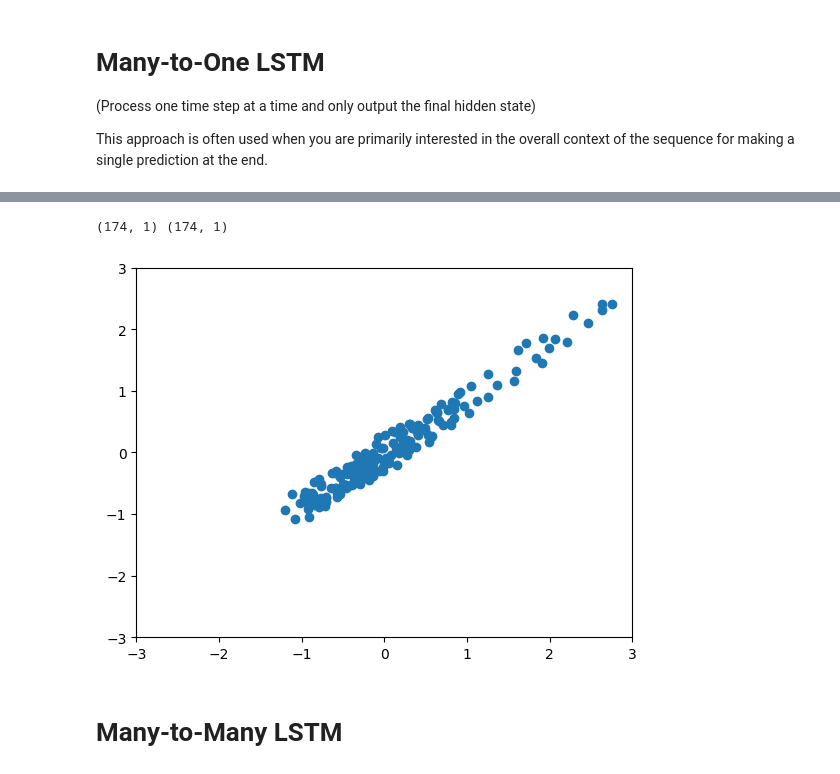
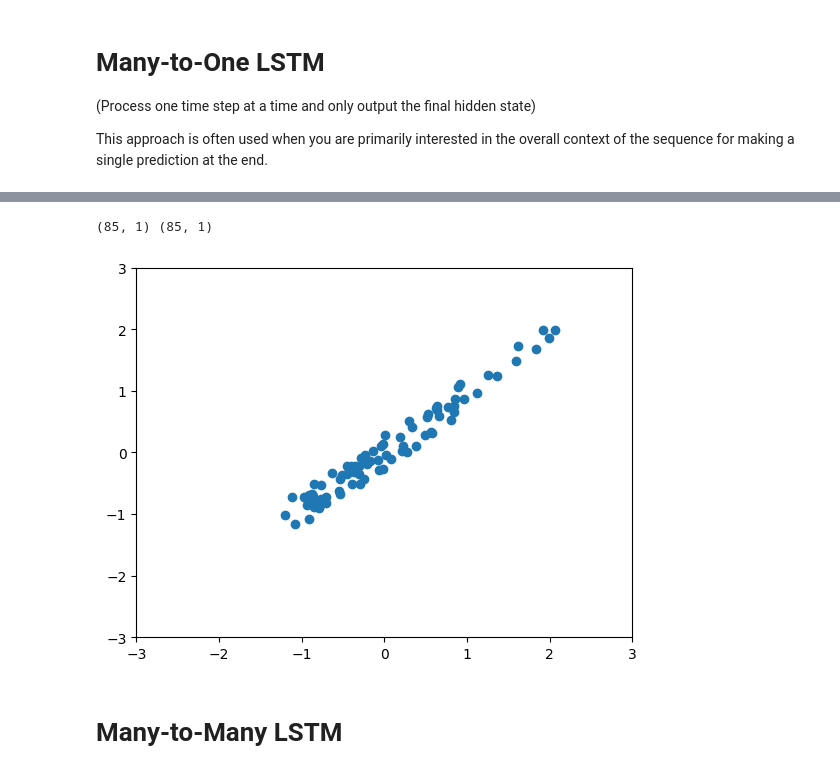
Before and after one commit to drive-rojrachsombat/AOSC650, a Jupyter notebook: firstrnn.ipynb, the cells around one changed output, grey strips where cells are left out. Drawn from its saved outputs; the diff is of its cells as text; code cells hidden in the pictures.

```diff
--- a/firstrnn.ipynb
+++ b/firstrnn.ipynb
@@ -102,3 +127,8 @@ print(trainds.shape, testsds.shape)
 # %%
 # Feature Scaling
 sc = MinMaxScaler(feature_range=(0,1))
+
+# do rescaling
+trainds_scaled = sc.fit_transform(trainds)
+valds_scaled   = sc.transform(valds)
+testds_scaled  = sc.transform(testds)
@@ -372,6 +322,8 @@ Model: "sequential_4"
 # %%
 # train the lstm!
 EPOCHS = 20
-history = regressor.fit(data_gen, epochs=EPOCHS, validation_data=test_gen)
+history = regressor.fit(
+    data_gen, epochs=EPOCHS, validation_data=val_gen
+    )
 # %% [output]
 Epoch 1/20
@@ -401,32 +352,0 @@ plt.show()
-# %%
-data_gen = keras.utils.timeseries_dataset_from_array(
-    data=inpdata,
-    targets=outdata,
-    sequence_length=4, # Length of the data sequences
-    sequence_stride=1, # Period between successive output sequences
-    sampling_rate=1,   # Period between successive individual timesteps (problematic if > 1)
-    batch_size=BATCHSIZE,
-    shuffle=False,
-    seed=1,
-    start_index=None,
-    end_index=None,
-)
-
-# generators make using validation_split not possible when training, we need to define one now
-test_gen = keras.utils.timeseries_dataset_from_array(
-    data=testsds_scaled[:-n_input],
-    targets=testsds_scaled[n_input:],
-    sequence_length=4, # Length of the data sequences
-    sequence_stride=1, # Period between successive output sequences
-    sampling_rate=1,   # Period between successive individual timesteps (problematic if > 1)
-    batch_size=len(testsds_scaled[:-n_input]),
-    shuffle=False,
-    seed=1,
-    start_index=None,
-    end_index=None,
-)
-
-for batch in test_gen:
-  _, y = batch
-  print(f"Targets: {y.shape}")
-  break
@@ -441,19 +358,21 @@ WARNING:tensorflow:5 out of the last 5 calls to <function TensorFlowTrainer.make
+# %%
+_, y_batch = next(iter(test_gen))
 # %%
 # quick check that we have a match of shapes
-print(oni_predictions.shape, y.shape)
+print(oni_predictions.shape, y_batch.shape)
 # %% [output]
-(174, 1) (174, 1)
+(85, 1) (85, 1)
 # %%
 # how did we do!?
 plt.scatter(
-    sc.inverse_transform(y).reshape(-1),
+    sc.inverse_transform(y_batch).reshape(-1),
     sc.inverse_transform(oni_predictions).reshape(-1)
     )
 plt.xlim([-3,3])
 plt.ylim([-3,3])
 plt.show()
 # %% [output]
-[figure, old version]
+[figure, new version]
 # %% [markdown]
 # Many-to-Many LSTM
 # %%
```
Also changed, not shown: parts of 45 cells of this notebook.
